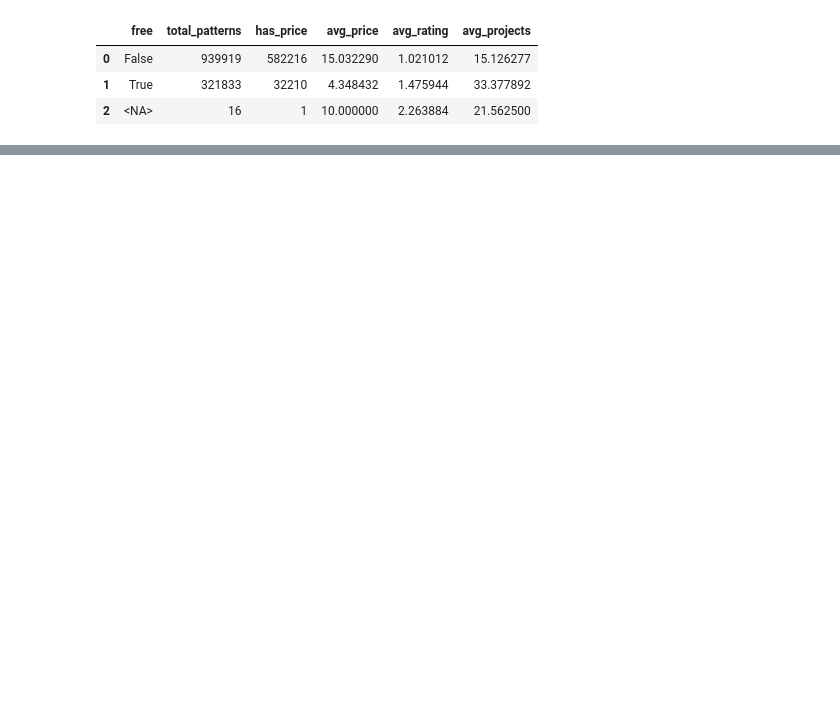
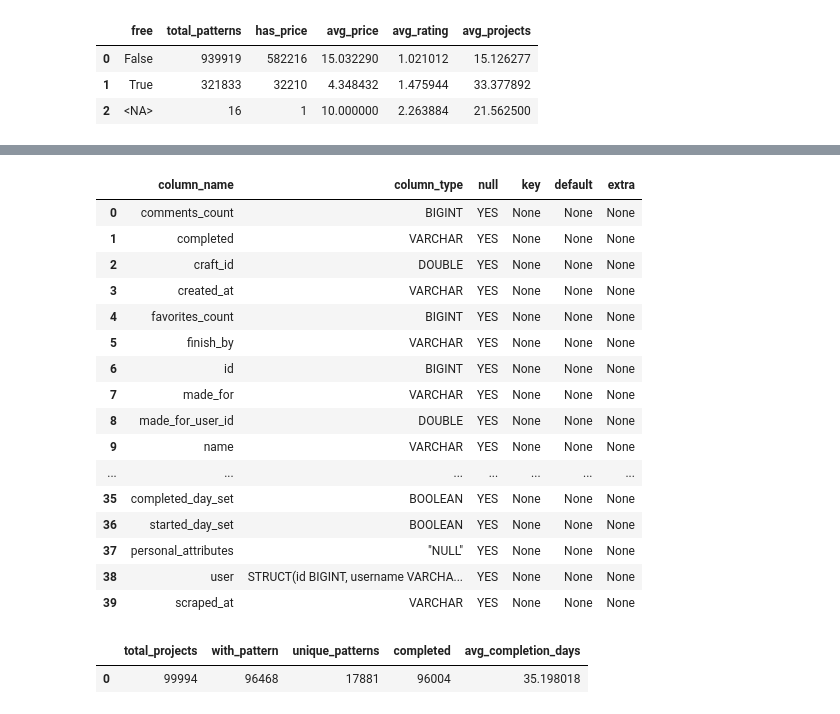
Before and after one commit to bvcage/cis-5450, a Jupyter notebook: notebooks/03_data_exploration.ipynb, the cells around one changed output, grey strips where cells are left out. Saved outputs shown, nothing was run; the diff lists cells and outputs as text; code cells hidden in the pictures; blank space fills up the shorter version.

```diff
--- a/notebooks/03_data_exploration.ipynb
+++ b/notebooks/03_data_exploration.ipynb
@@ -54,0 +153,37 @@ con.execute(f"""
+# %%
+con.execute(f"""
+    DESCRIBE raw_projects
+""").fetchdf()
+# %% [output]
+|  | column_name | column_type | null | key | default | extra |
+| 0 | comments_count | BIGINT | YES | None | None | None |
+| 1 | completed | VARCHAR | YES | None | None | None |
+| 2 | craft_id | DOUBLE | YES | None | None | None |
+| 3 | created_at | VARCHAR | YES | None | None | None |
+| 4 | favorites_count | BIGINT | YES | None | None | None |
+| 5 | finish_by | VARCHAR | YES | None | None | None |
+| 6 | id | BIGINT | YES | None | None | None |
+| 7 | made_for | VARCHAR | YES | None | None | None |
+| 8 | made_for_user_id | DOUBLE | YES | None | None | None |
+| 9 | name | VARCHAR | YES | None | None | None |
+| ... | ... | ... | ... | ... | ... | ... |
+| 35 | completed_day_set | BOOLEAN | YES | None | None | None |
+| 36 | started_day_set | BOOLEAN | YES | None | None | None |
+| 37 | personal_attributes | "NULL" | YES | None | None | None |
+| 38 | user | STRUCT(id BIGINT, username VARCHA... | YES | None | None | None |
+| 39 | scraped_at | VARCHAR | YES | None | None | None |
+# %%
+con.execute(f"""
+    SELECT
+        COUNT(*) AS total_projects,
+        COUNT(pattern_id) AS with_pattern,
+        COUNT(DISTINCT pattern_id) AS unique_patterns,
+        COUNT(completed) AS completed,
+        AVG(
+            CAST(completed AS DATE) - CAST(started AS DATE)
+        ) AS avg_completion_days
+    FROM raw_projects
+""").fetchdf()
+# %% [output]
+|  | total_projects | with_pattern | unique_patterns | completed | avg_completion_days |
+| 0 | 99994 | 96468 | 17881 | 96004 | 35.198018 |
```
Also changed, not shown: parts of 23 cells of this notebook, 3 other files.
